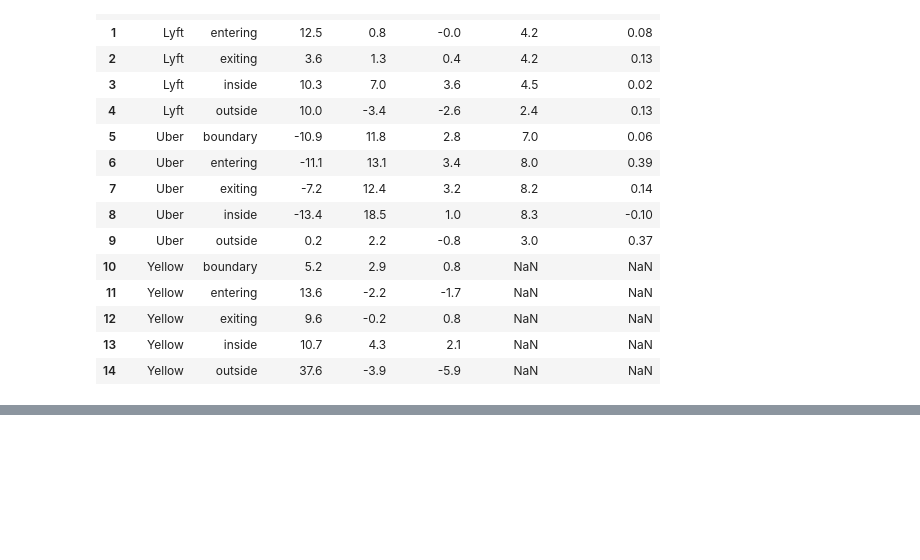
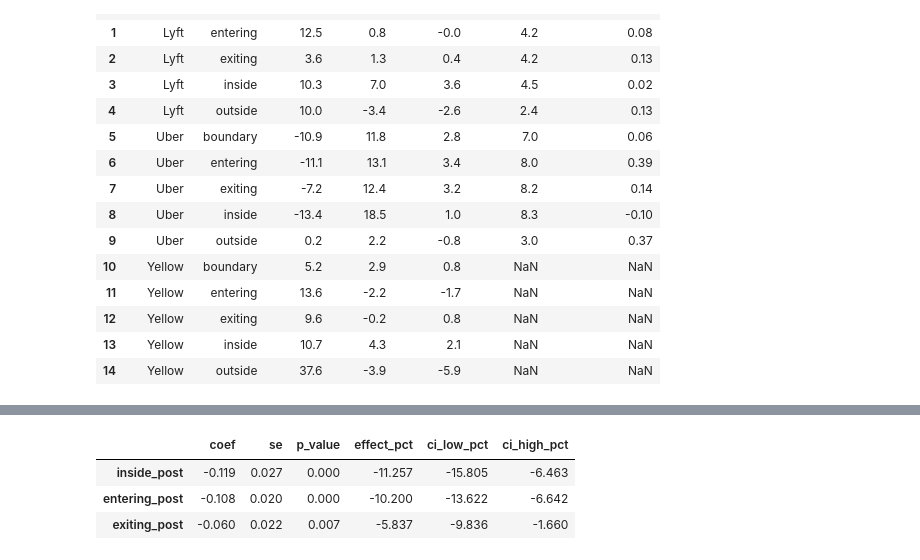
Before and after one commit to lalithreddy335/nyc-congestion-toll-impact, a Jupyter notebook: 02_before_after.ipynb, the cells around one changed output, grey strips where cells are left out. Saved outputs shown, nothing was run; the diff lists cells and outputs as text; code cells hidden in the pictures; blank space fills up the shorter version.

```diff
--- a/02_before_after.ipynb
+++ b/02_before_after.ipynb
@@ -58,0 +114,41 @@ yoy
+# %%
+import numpy as np
+import statsmodels.formula.api as smf
+
+d = duckdb.sql("""
+    SELECT trip_date, trip_group, SUM(trips) AS trips
+    FROM 'data/summary/*.parquet'
+    WHERE company = 'Uber'
+      AND trip_group IN ('inside', 'entering', 'exiting', 'outside')
+      AND trip_date BETWEEN '2024-01-01' AND '2025-12-31'
+    GROUP BY ALL
+""").df()
+
+d["trip_date"] = pd.to_datetime(d["trip_date"])
+d["post"] = (d["trip_date"] >= "2025-01-05").astype(int)
+d["log_trips"] = np.log(d["trips"])
+d["dow"] = d["trip_date"].dt.dayofweek
+d["week"] = d["trip_date"].dt.to_period("W").astype(str)
+for g in ["inside", "entering", "exiting"]:
+    d[f"{g}_post"] = ((d["trip_group"] == g) & (d["post"] == 1)).astype(int)
+
+# weekday pattern of each zone group relative to outside (outside's is absorbed by the date effects)
+d["group_dow"] = np.where(d["trip_group"] == "outside", "outside",
+                          d["trip_group"] + "_" + d["dow"].astype(str))
+
+model = smf.ols(
+    "log_trips ~ inside_post + entering_post + exiting_post + C(group_dow) + C(trip_date)",
+    data=d,
+).fit(cov_type="cluster", cov_kwds={"groups": pd.factorize(d["week"])[0]})
+
+res = pd.DataFrame({"coef": model.params, "se": model.bse, "p_value": model.pvalues}) \
+        .loc[["inside_post", "entering_post", "exiting_post"]]
+res["effect_pct"] = (np.exp(res["coef"]) - 1) * 100
+res["ci_low_pct"] = (np.exp(res["coef"] - 1.96 * res["se"]) - 1) * 100
+res["ci_high_pct"] = (np.exp(res["coef"] + 1.96 * res["se"]) - 1) * 100
+res.round(3)
+# %% [output]
+|  | coef | se | p_value | effect_pct | ci_low_pct | ci_high_pct |
+| inside_post | -0.119 | 0.027 | 0.000 | -11.257 | -15.805 | -6.463 |
+| entering_post | -0.108 | 0.020 | 0.000 | -10.200 | -13.622 | -6.642 |
+| exiting_post | -0.060 | 0.022 | 0.007 | -5.837 | -9.836 | -1.660 |
```
Also changed, not shown: parts of 2 cells of this notebook, 3 other files.
